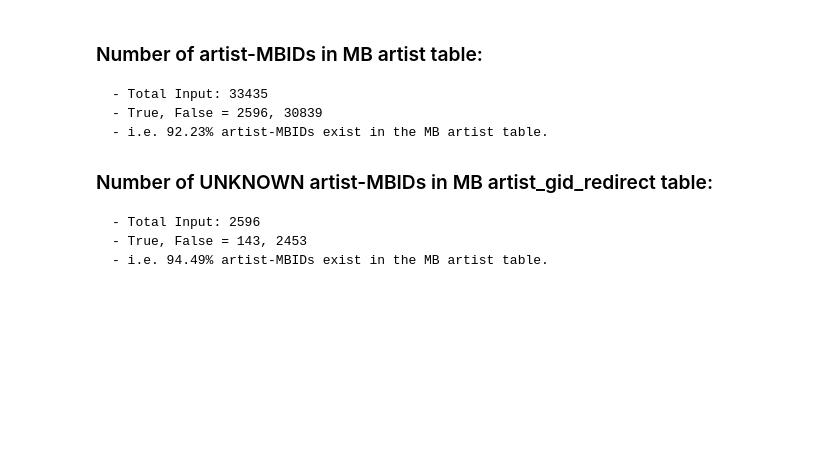
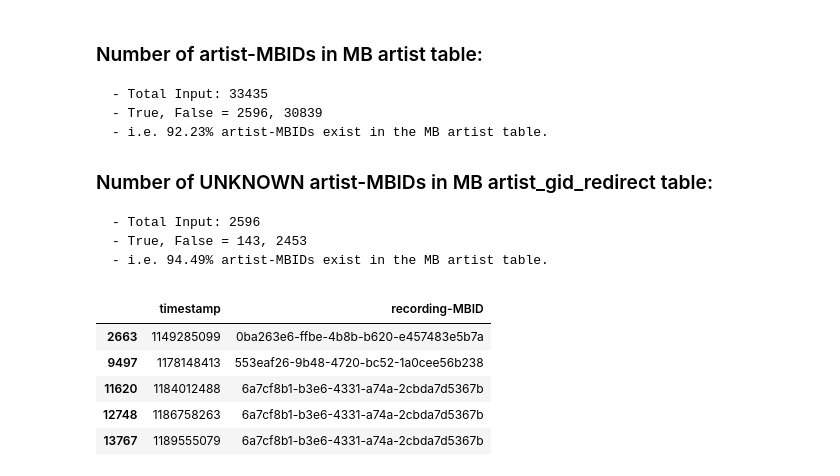
Before and after one commit to Prathamesh-Ghatole/MLHD, a Jupyter notebook: MLHD.ipynb, the cells around one changed output. Cells and saved outputs as stored; diff of their text form; code cells hidden in the pictures; blank space fills up the shorter version.

Commit message:
generated unk_mbids with timestamp..respective code in MLHD.ipynb

```diff
--- a/MLHD.ipynb
+++ b/MLHD.ipynb
@@ -479,3 +485,19 @@ display(MD(report_artist))
     - Total Input: 2596
     - True, False = 143, 2453
     - i.e. 94.49% artist-MBIDs exist in the MB artist table.
+# %%
+# Listing unknown rec-MBIDs with timestamp
+
+unk_rec_mbid = in_for_rec_redir[-out_for_rec_redir]
+
+unk_rec_mbid_timestamp = df[['timestamp', 'recording-MBID']][df[['timestamp', 'recording-MBID']]['recording-MBID'].isin(unk_rec_mbid)]
+unk_rec_mbid_timestamp.to_csv('unk_ids/unk_rec_mbids_timestamp.txt', index=False)
+
+unk_rec_mbid_timestamp.head()
+# %% [output]
+|  | timestamp | recording-MBID |
+| 2663 | 1149285099 | 0ba263e6-ffbe-4b8b-b620-e457483e5b7a |
+| 9497 | 1178148413 | 553eaf26-9b48-4720-bc52-1a0cee56b238 |
+| 11620 | 1184012488 | 6a7cf8b1-b3e6-4331-a74a-2cbda7d5367b |
+| 12748 | 1186758263 | 6a7cf8b1-b3e6-4331-a74a-2cbda7d5367b |
+| 13767 | 1189555079 | 6a7cf8b1-b3e6-4331-a74a-2cbda7d5367b |
```
Also changed, not shown: parts of 2 cells of this notebook, 2 other files.
